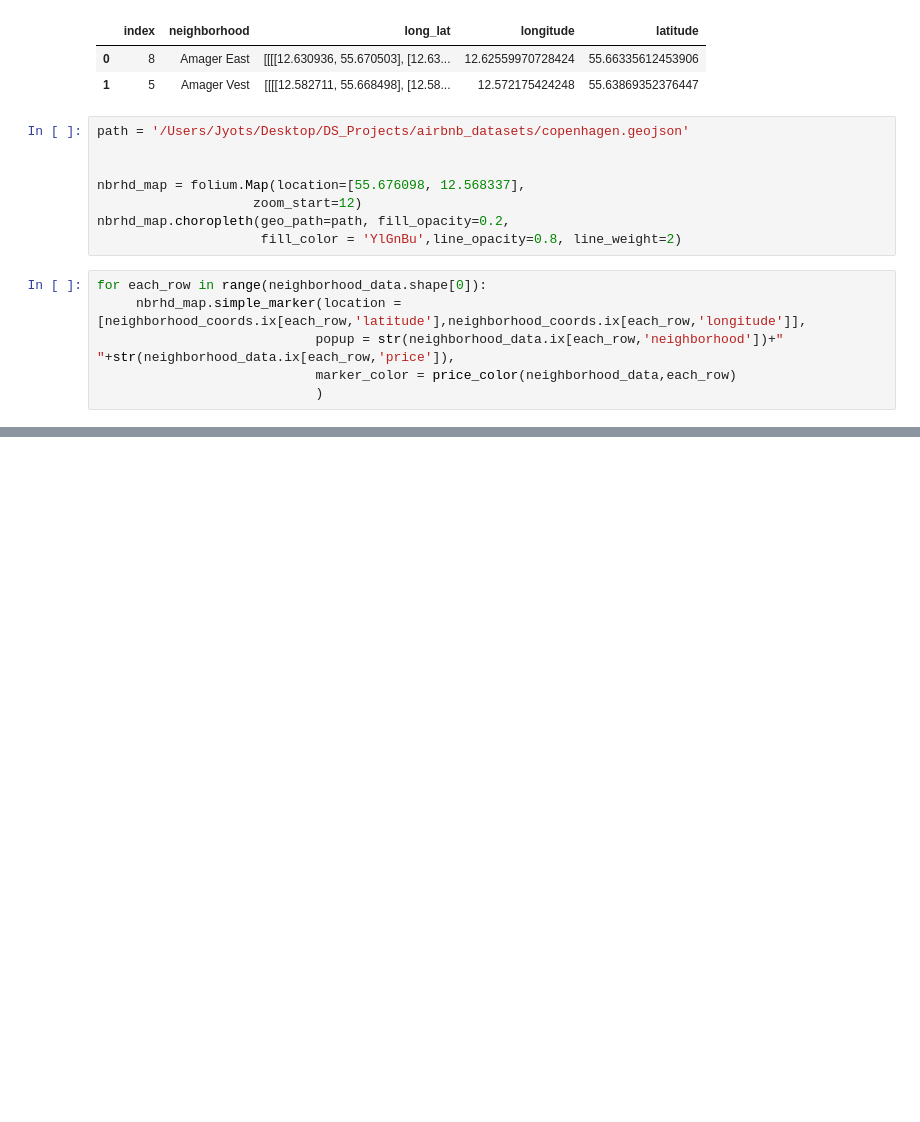
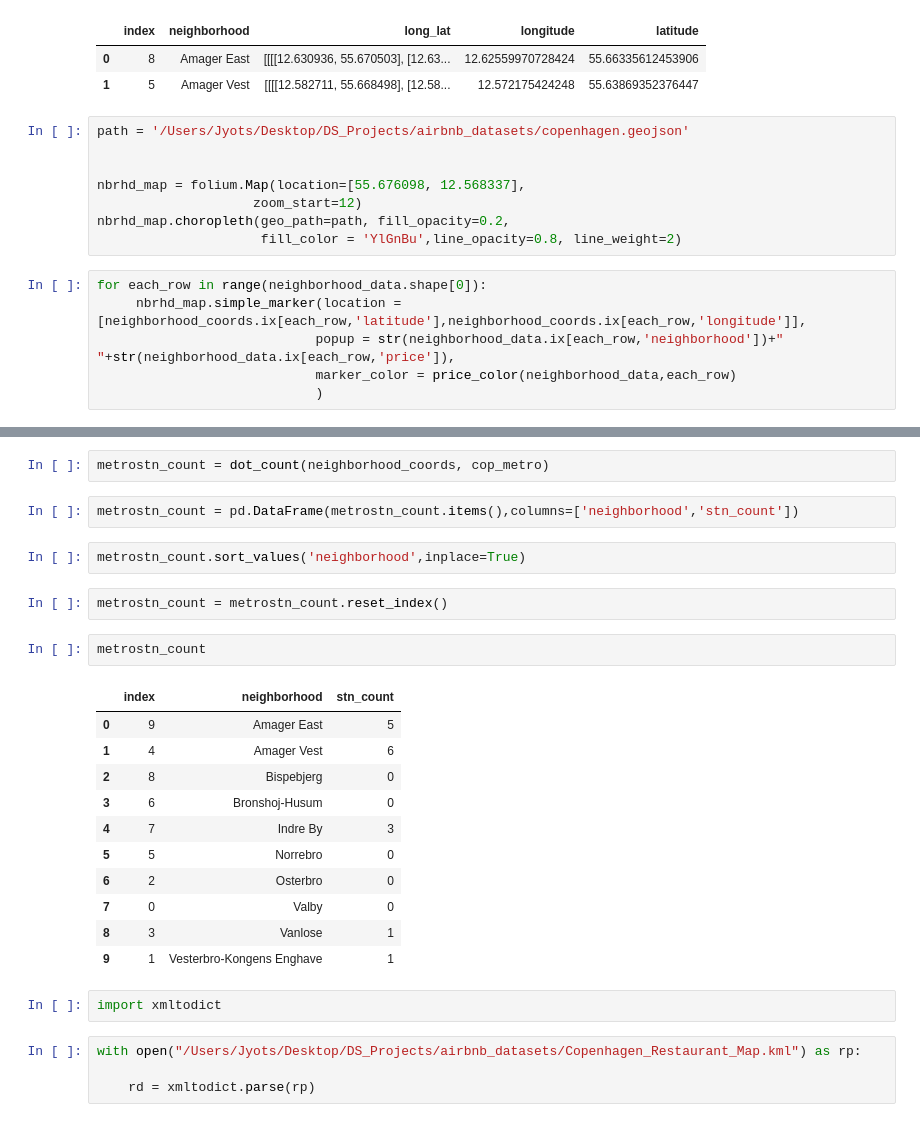
Before and after one commit to Jyojha/DS_Projects, a Jupyter notebook: Airbnb_Data_Munging_Copenhagen.ipynb, the cells around one changed output, grey strips where cells are left out. Cells and saved outputs as stored; diff of their text form; blank space fills up the shorter version.

```diff
--- a/Airbnb_Data_Munging_Copenhagen.ipynb
+++ b/Airbnb_Data_Munging_Copenhagen.ipynb
@@ -315,0 +398,28 @@ nbrhd_map
+# %%
+metrostn_count = dot_count(neighborhood_coords, cop_metro)
+# %%
+metrostn_count = pd.DataFrame(metrostn_count.items(),columns=['neighborhood','stn_count'])
+# %%
+metrostn_count.sort_values('neighborhood',inplace=True)
+# %%
+metrostn_count = metrostn_count.reset_index()
+# %%
+metrostn_count
+# %% [output]
+|  | index | neighborhood | stn_count |
+| 0 | 9 | Amager East | 5 |
+| 1 | 4 | Amager Vest | 6 |
+| 2 | 8 | Bispebjerg | 0 |
+| 3 | 6 | Bronshoj-Husum | 0 |
+| 4 | 7 | Indre By | 3 |
+| 5 | 5 | Norrebro | 0 |
+| 6 | 2 | Osterbro | 0 |
+| 7 | 0 | Valby | 0 |
+| 8 | 3 | Vanlose | 1 |
+| 9 | 1 | Vesterbro-Kongens Enghave | 1 |
+# %%
+import xmltodict
+# %%
+with open("/Users/Jyots/Desktop/DS_Projects/airbnb_datasets/Copenhagen_Restaurant_Map.kml") as rp:
+
+    rd = xmltodict.parse(rp)
```
Also changed, not shown: parts of 26 cells of this notebook.
